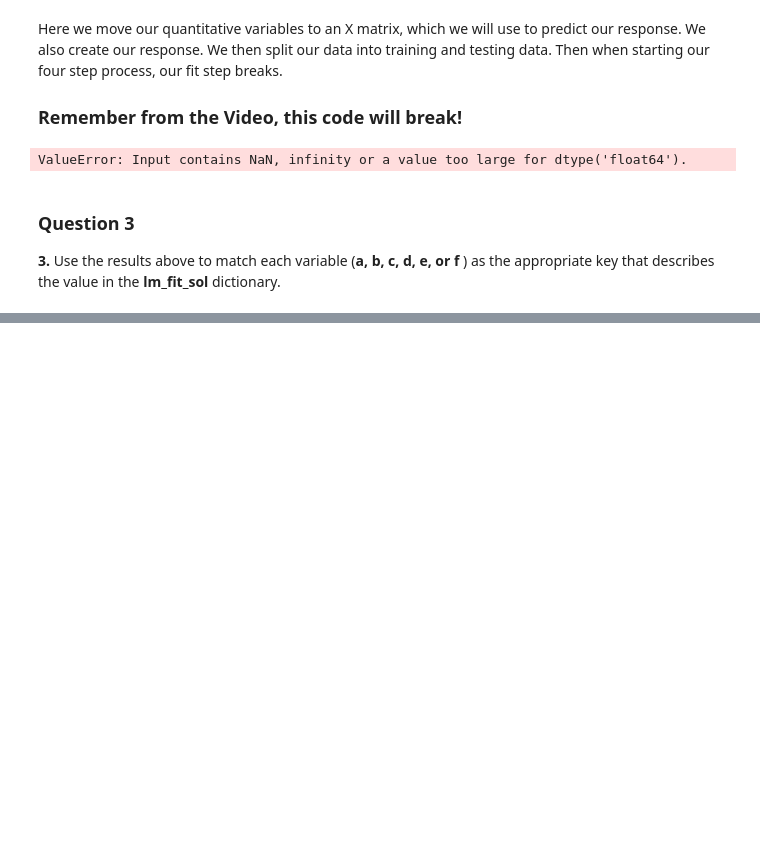
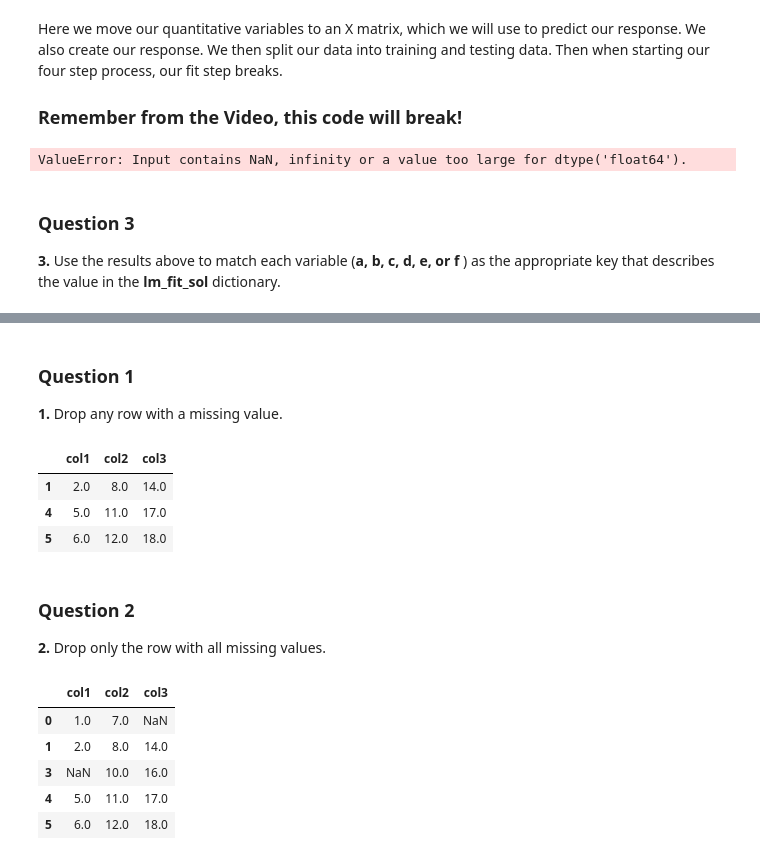
Before and after one commit to eatPizza311/Udacity-DSND, a Jupyter notebook: L1-Introduction to Data Science/CRISP_DM/CRISP-DM_quiz.ipynb, the cells around one changed output, grey strips where cells are left out. Cells and saved outputs as stored; diff of their text form; code cells hidden in the pictures; blank space fills up the shorter version.

Commit message:
feat: complete quiz5 - Removing Values

```diff
--- a/L1-Introduction to Data Science/CRISP_DM/CRISP-DM_quiz.ipynb
+++ b/L1-Introduction to Data Science/CRISP_DM/CRISP-DM_quiz.ipynb
@@ -589,0 +615,30 @@ lm_fit_sol = {'What is the reason that the fit method broke?': d,
+# %% [markdown]
+### Question 1
+
+**1.** Drop any row with a missing value.
+# %%
+all_drop  = small_dataset.dropna()
+
+#print result
+all_drop
+# %% [output]
+|  | col1 | col2 | col3 |
+| 1 | 2.0 | 8.0 | 14.0 |
+| 4 | 5.0 | 11.0 | 17.0 |
+| 5 | 6.0 | 12.0 | 18.0 |
+# %% [markdown]
+### Question 2
+
+**2.** Drop only the row with all missing values.
+# %%
+all_row = small_dataset.dropna(how='all')
+
+#print result
+all_row
+# %% [output]
+|  | col1 | col2 | col3 |
+| 0 | 1.0 | 7.0 | NaN |
+| 1 | 2.0 | 8.0 | 14.0 |
+| 3 | NaN | 10.0 | 16.0 |
+| 4 | 5.0 | 11.0 | 17.0 |
+| 5 | 6.0 | 12.0 | 18.0 |
```
Also changed, not shown: parts of 8 cells of this notebook.
